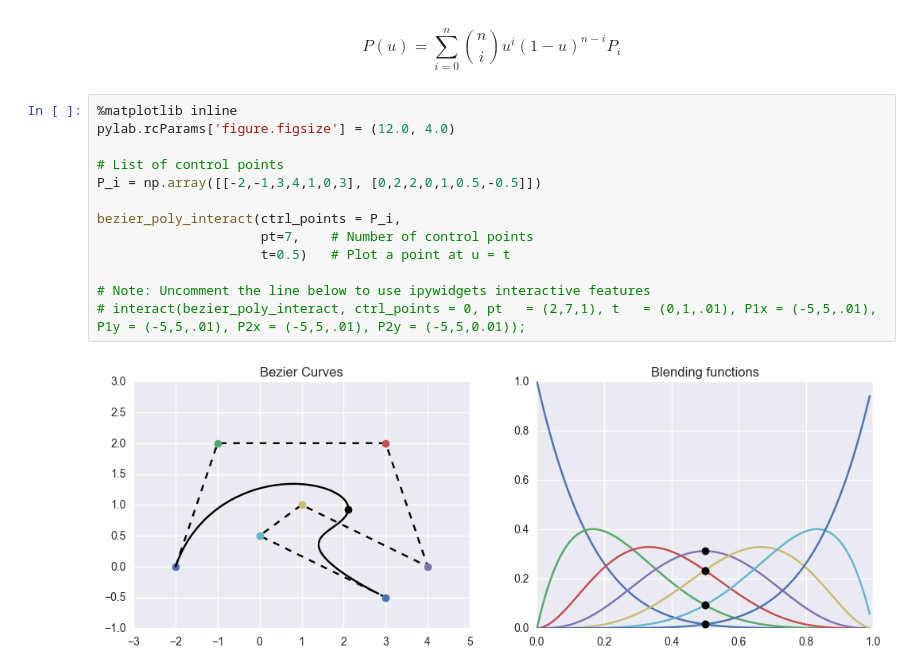
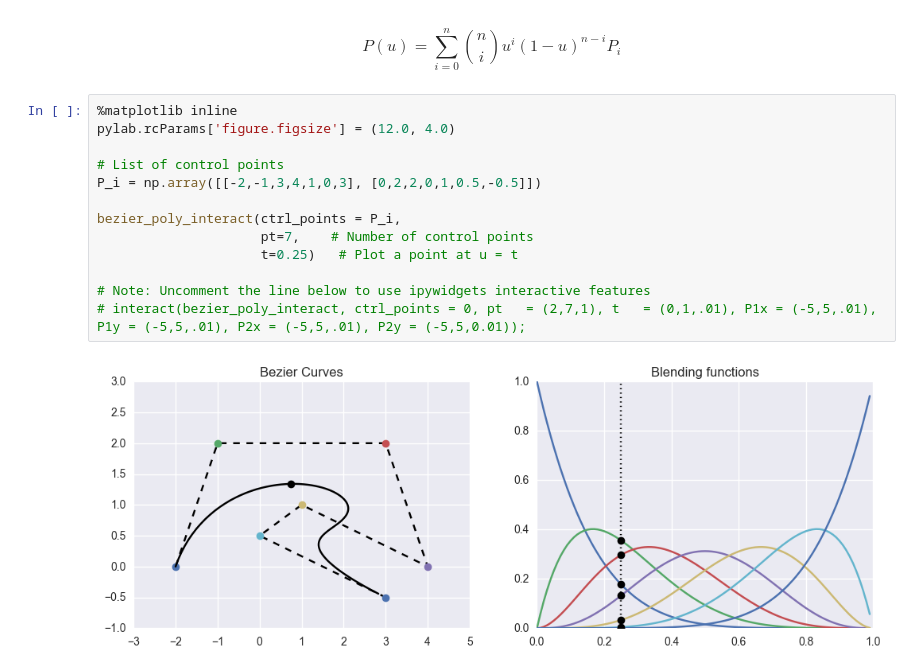
Before and after one commit to hnagib/Parametric-Curves, a Jupyter notebook: index.ipynb, the cells around one changed output. Saved outputs shown, nothing was run; the diff lists cells and outputs as text.

```diff
--- a/index.ipynb
+++ b/index.ipynb
@@ -59,15 +59,15 @@ $$P(u) =\sum\limits_{i=0}^n \binom{n}{i} u^i(1-u)^{n-i}P_i$$
 # %%
 %matplotlib inline
 pylab.rcParams['figure.figsize'] = (12.0, 4.0)
 
 # List of control points
 P_i = np.array([[-2,-1,3,4,1,0,3], [0,2,2,0,1,0.5,-0.5]])
 
 bezier_poly_interact(ctrl_points = P_i,
                      pt=7,    # Number of control points
-                     t=0.5)   # Plot a point at u = t
+                     t=0.25)   # Plot a point at u = t
 
 # Note: Uncomment the line below to use ipywidgets interactive features
 # interact(bezier_poly_interact, ctrl_points = 0, pt   = (2,7,1), t   = (0,1,.01), P1x = (-5,5,.01), P1y = (-5,5,.01), P2x = (-5,5,.01), P2y = (-5,5,0.01));
 # %% [output]
-[figure, old version]
+[figure, new version]
```
